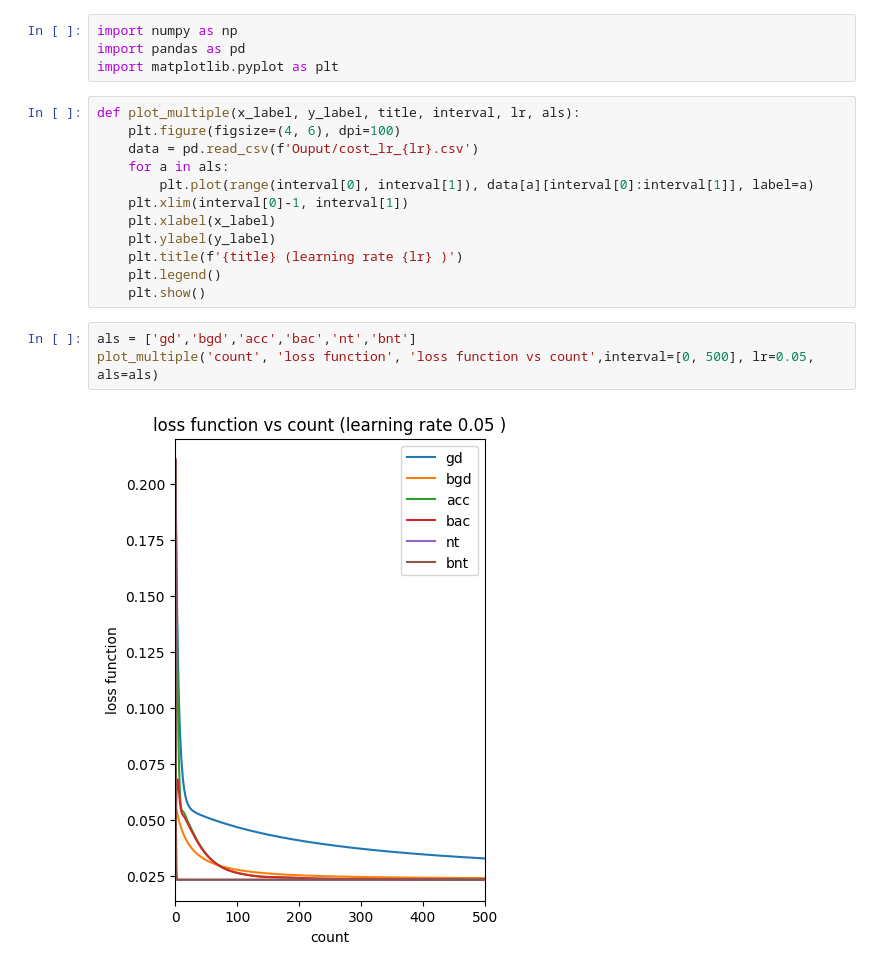
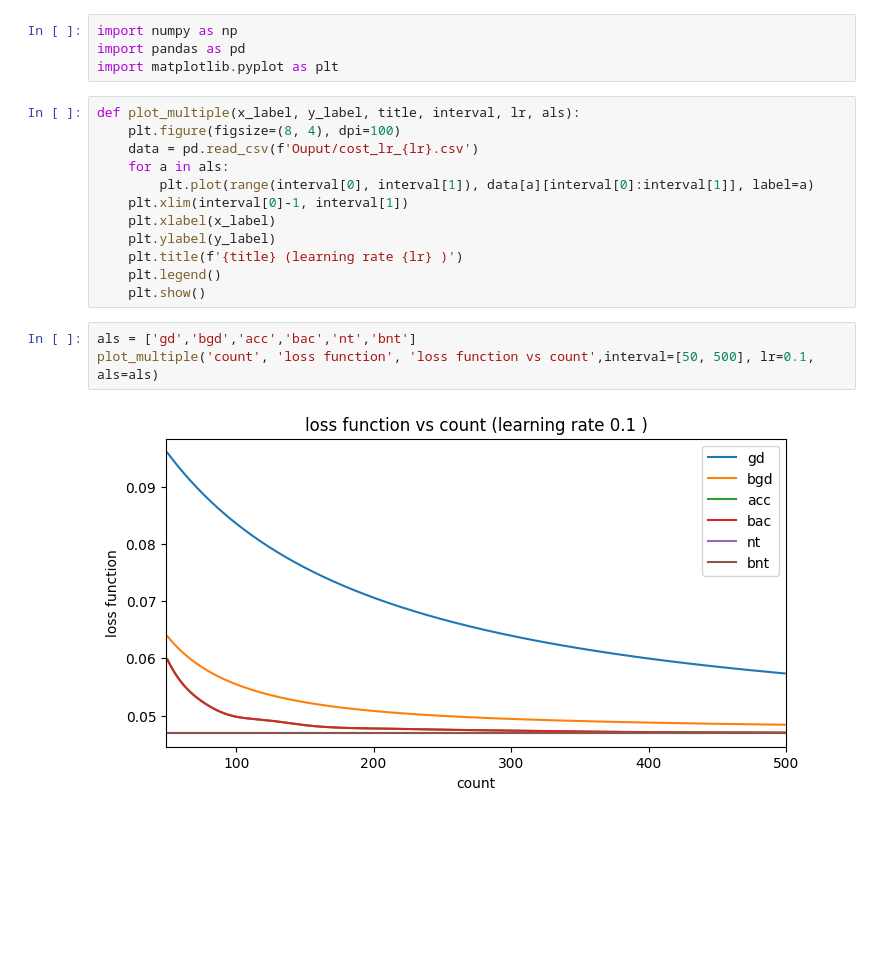
Before and after one commit to dunglk85/BT3, a Jupyter notebook: visual.ipynb, the cells around one changed output. Cells and saved outputs as stored; diff of their text form; blank space fills up the shorter version.

```diff
--- a/visual.ipynb
+++ b/visual.ipynb
@@ -4,7 +4,7 @@ import pandas as pd
 import matplotlib.pyplot as plt
 # %%
 def plot_multiple(x_label, y_label, title, interval, lr, als):
-    plt.figure(figsize=(4, 6), dpi=100)
+    plt.figure(figsize=(8, 4), dpi=100)
     data = pd.read_csv(f'Ouput/cost_lr_{lr}.csv')
     for a in als:
         plt.plot(range(interval[0], interval[1]), data[a][interval[0]:interval[1]], label=a)
@@ -16,6 +16,6 @@ def plot_multiple(x_label, y_label, title, interval, lr, als):
     plt.show()
 # %%
 als = ['gd','bgd','acc','bac','nt','bnt']
-plot_multiple('count', 'loss function', 'loss function vs count',interval=[0, 500], lr=0.05, als=als)
+plot_multiple('count', 'loss function', 'loss function vs count',interval=[50, 500], lr=0.1, als=als)
 # %% [output]
-[figure, old version]
+[figure, new version]
```
Also changed, not shown: 17 other files.
